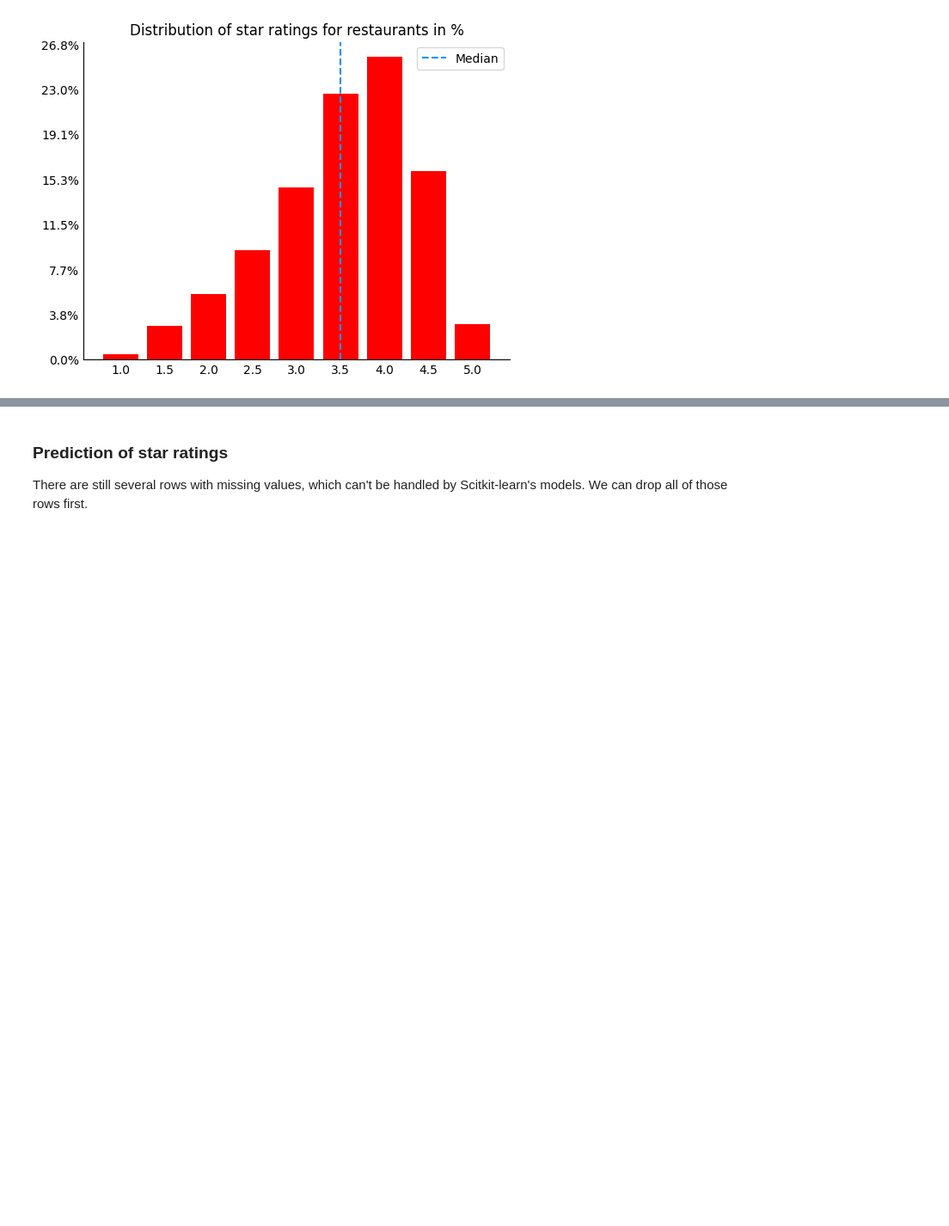
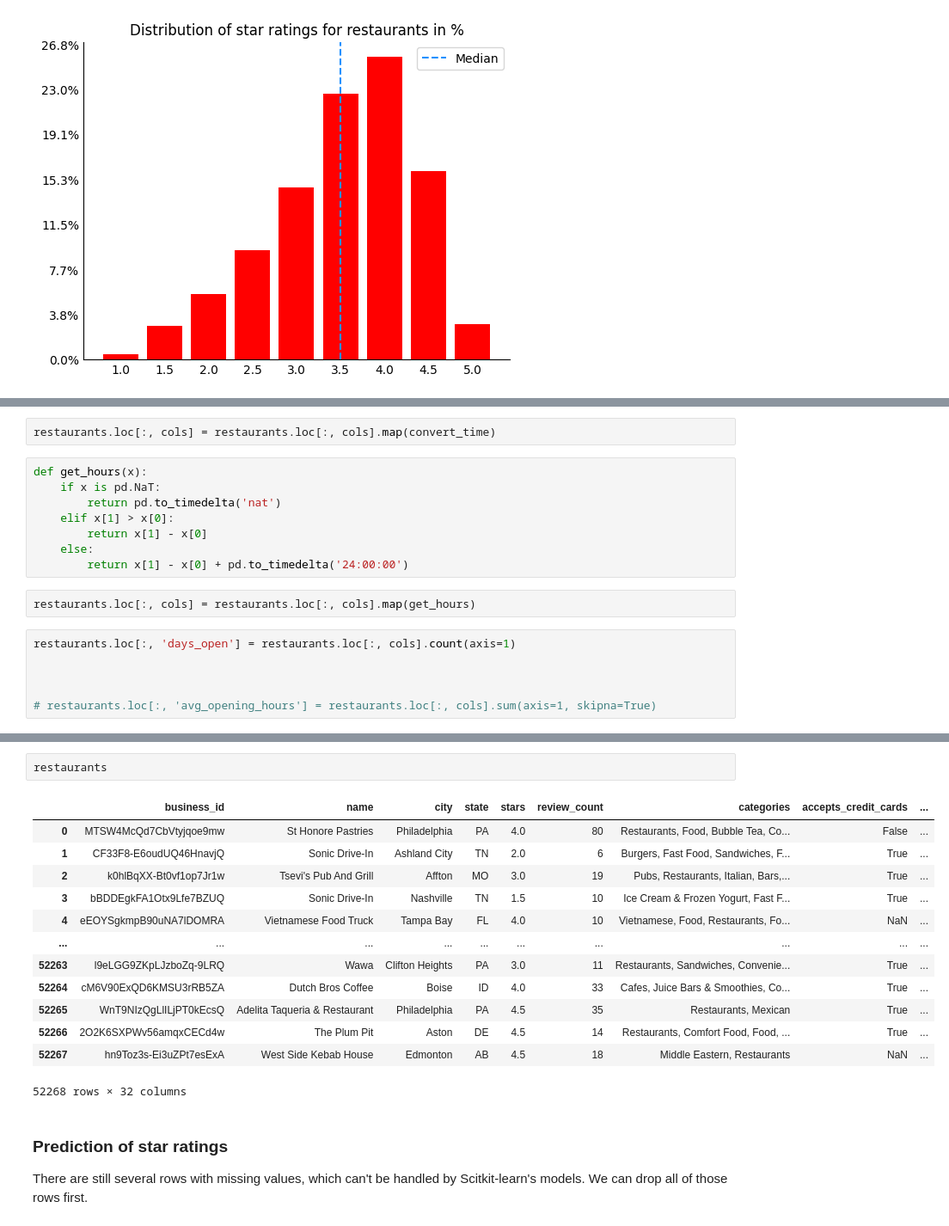
Before and after one commit to raska0010/yelp-customer-reviews, a Jupyter notebook: data_cleaning.ipynb, the cells around one changed output, grey strips where cells are left out. Shown at 86% size. Saved outputs shown, nothing was run; the diff lists cells and outputs as text; blank space fills up the shorter version.

Commit message:
Work on timedelta issue

```diff
--- a/data_cleaning.ipynb
+++ b/data_cleaning.ipynb
@@ -255,0 +212,18 @@ hours
+# %%
+restaurants.loc[:, cols] = restaurants.loc[:, cols].map(convert_time)
+# %%
+def get_hours(x):
+    if x is pd.NaT:
+        return pd.to_timedelta('nat')
+    elif x[1] > x[0]:
+        return x[1] - x[0]
+    else:
+        return x[1] - x[0] + pd.to_timedelta('24:00:00')
+# %%
+restaurants.loc[:, cols] = restaurants.loc[:, cols].map(get_hours)
+# %%
+restaurants.loc[:, 'days_open'] = restaurants.loc[:, cols].count(axis=1)
+
+
+
+# restaurants.loc[:, 'avg_opening_hours'] = restaurants.loc[:, cols].sum(axis=1, skipna=True)
@@ -256,3 +267,19 @@ hours
+# %%
+restaurants
+# %% [output]
+|  | business_id | name | city | state | stars | review_count | categories | accepts_credit_cards | ... |
+| 0 | MTSW4McQd7CbVtyjqoe9mw | St Honore Pastries | Philadelphia | PA | 4.0 | 80 | Restaurants, Food, Bubble Tea, Co... | False | ... |
+| 1 | CF33F8-E6oudUQ46HnavjQ | Sonic Drive-In | Ashland City | TN | 2.0 | 6 | Burgers, Fast Food, Sandwiches, F... | True | ... |
+| 2 | k0hlBqXX-Bt0vf1op7Jr1w | Tsevi's Pub And Grill | Affton | MO | 3.0 | 19 | Pubs, Restaurants, Italian, Bars,... | True | ... |
+| 3 | bBDDEgkFA1Otx9Lfe7BZUQ | Sonic Drive-In | Nashville | TN | 1.5 | 10 | Ice Cream & Frozen Yogurt, Fast F... | True | ... |
+| 4 | eEOYSgkmpB90uNA7lDOMRA | Vietnamese Food Truck | Tampa Bay | FL | 4.0 | 10 | Vietnamese, Food, Restaurants, Fo... | NaN | ... |
+| ... | ... | ... | ... | ... | ... | ... | ... | ... | ... |
+| 52263 | l9eLGG9ZKpLJzboZq-9LRQ | Wawa | Clifton Heights | PA | 3.0 | 11 | Restaurants, Sandwiches, Convenie... | True | ... |
+| 52264 | cM6V90ExQD6KMSU3rRB5ZA | Dutch Bros Coffee | Boise | ID | 4.0 | 33 | Cafes, Juice Bars & Smoothies, Co... | True | ... |
+| 52265 | WnT9NIzQgLlILjPT0kEcsQ | Adelita Taqueria & Restaurant | Philadelphia | PA | 4.5 | 35 | Restaurants, Mexican | True | ... |
+| 52266 | 2O2K6SXPWv56amqxCECd4w | The Plum Pit | Aston | DE | 4.5 | 14 | Restaurants, Comfort Food, Food, ... | True | ... |
+| 52267 | hn9Toz3s-Ei3uZPt7esExA | West Side Kebab House | Edmonton | AB | 4.5 | 18 | Middle Eastern, Restaurants | NaN | ... |
+52268 rows × 32 columns
 # %% [markdown]
 ### Prediction of star ratings
 
```
Also changed, not shown: parts of 13 cells of this notebook.
